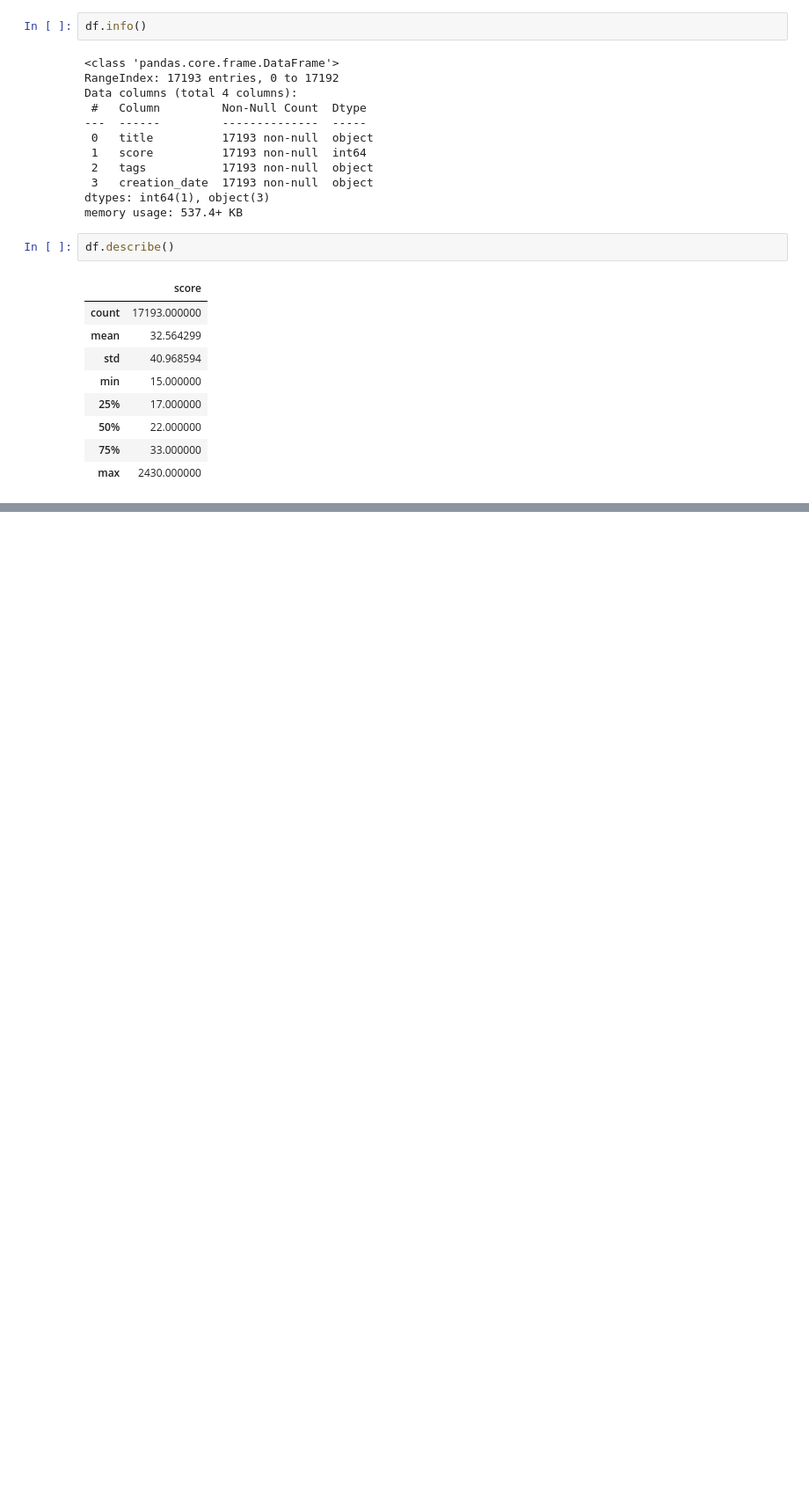
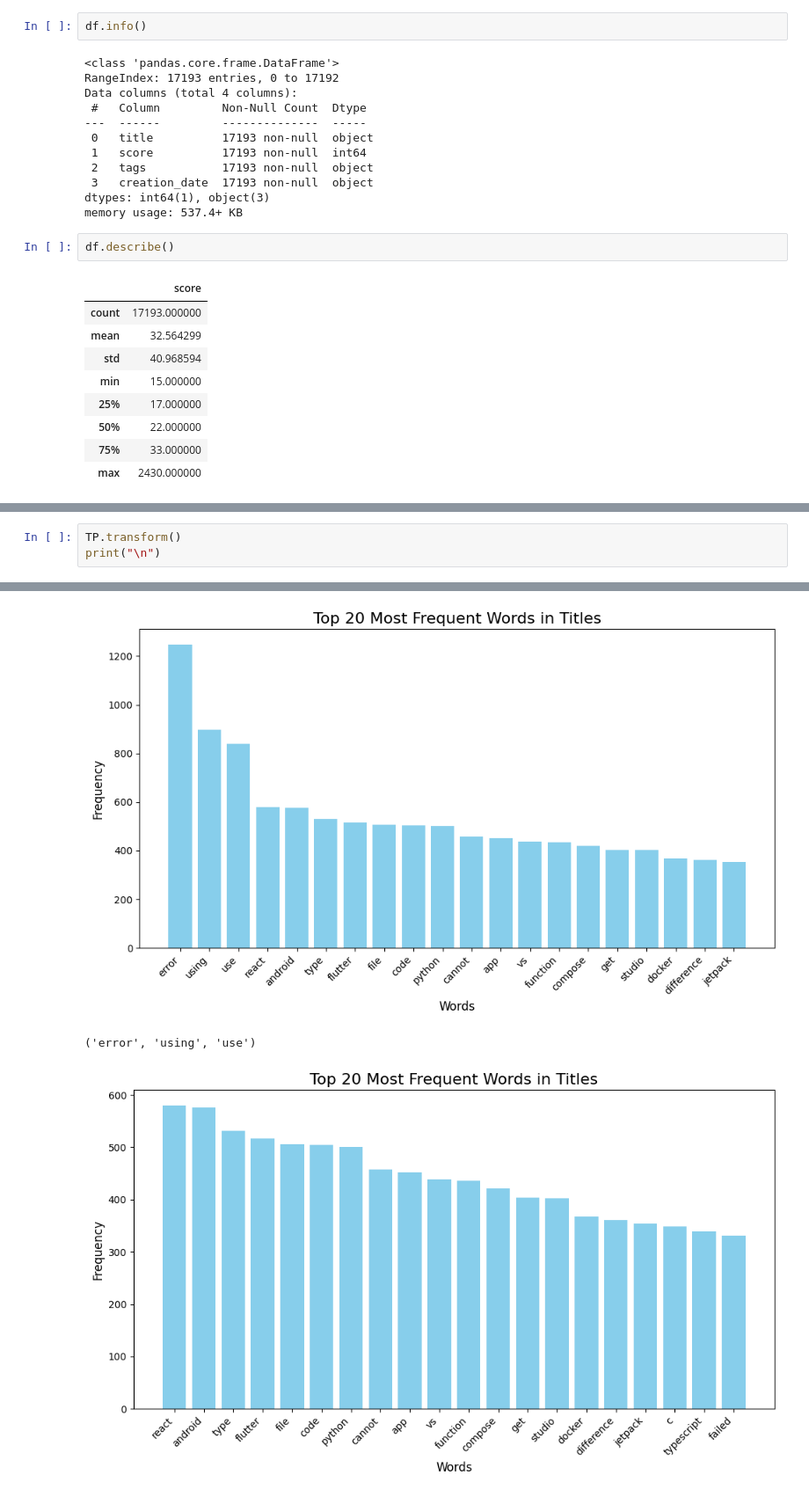
Before and after one commit to hystb/P5_Cat-gorisez_automatiquement_des_questions, a Jupyter notebook: Milan_Nicolas_1_notebook_exploration_092024.ipynb, the cells around one changed output, grey strips where cells are left out. Shown at 88% size. Cells and saved outputs as stored; diff of their text form; blank space fills up the shorter version.

```diff
--- a/Milan_Nicolas_1_notebook_exploration_092024.ipynb
+++ b/Milan_Nicolas_1_notebook_exploration_092024.ipynb
@@ -242,0 +254,4 @@ plot_WordCloud(X_clean)
+# %%
+TP.transform()
+print("\n")
+# %% [output]
@@ -242,0 +261,3 @@ plot_WordCloud(X_clean)
+[figure, added]
+('error', 'using', 'use')
+[figure, added]
```
Also changed, not shown: parts of 19 cells of this notebook.
